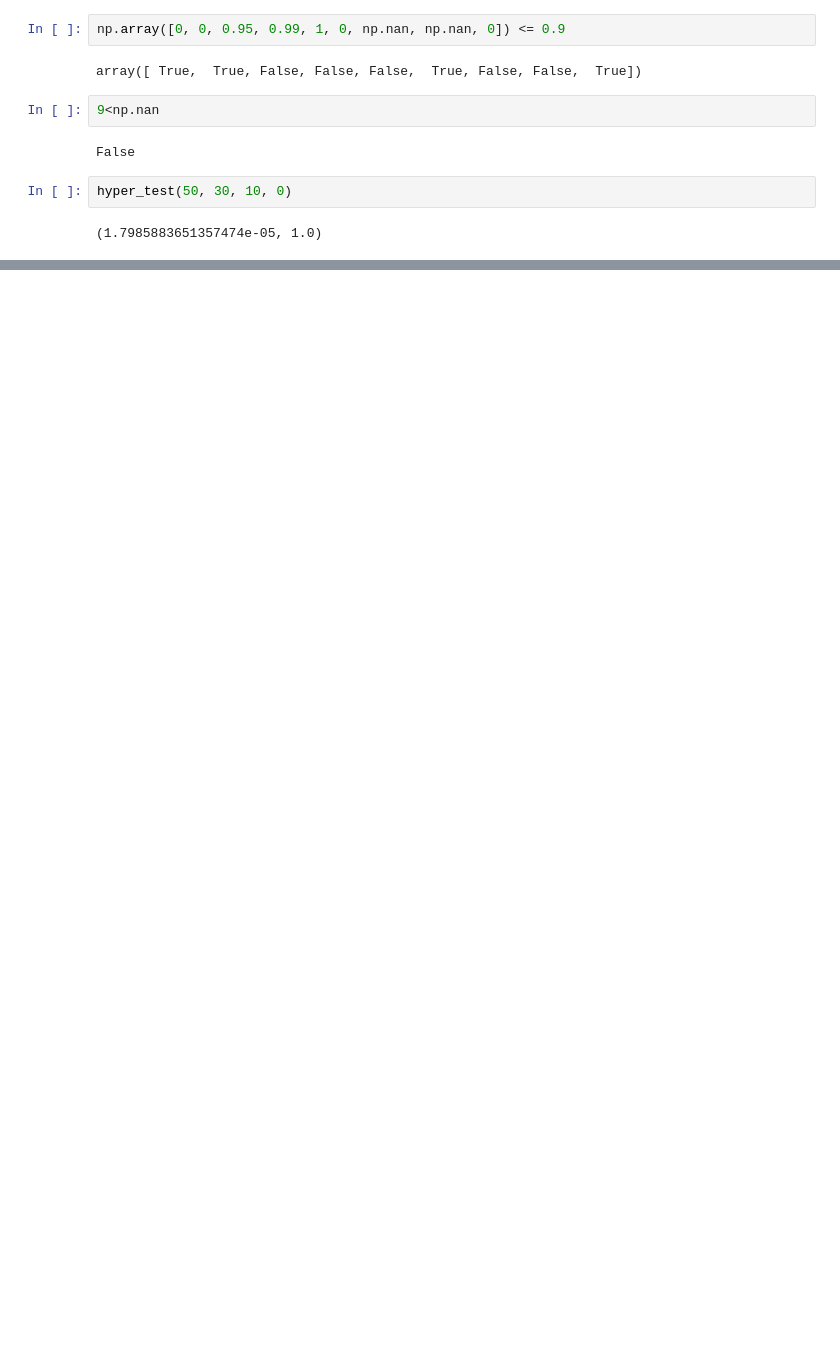
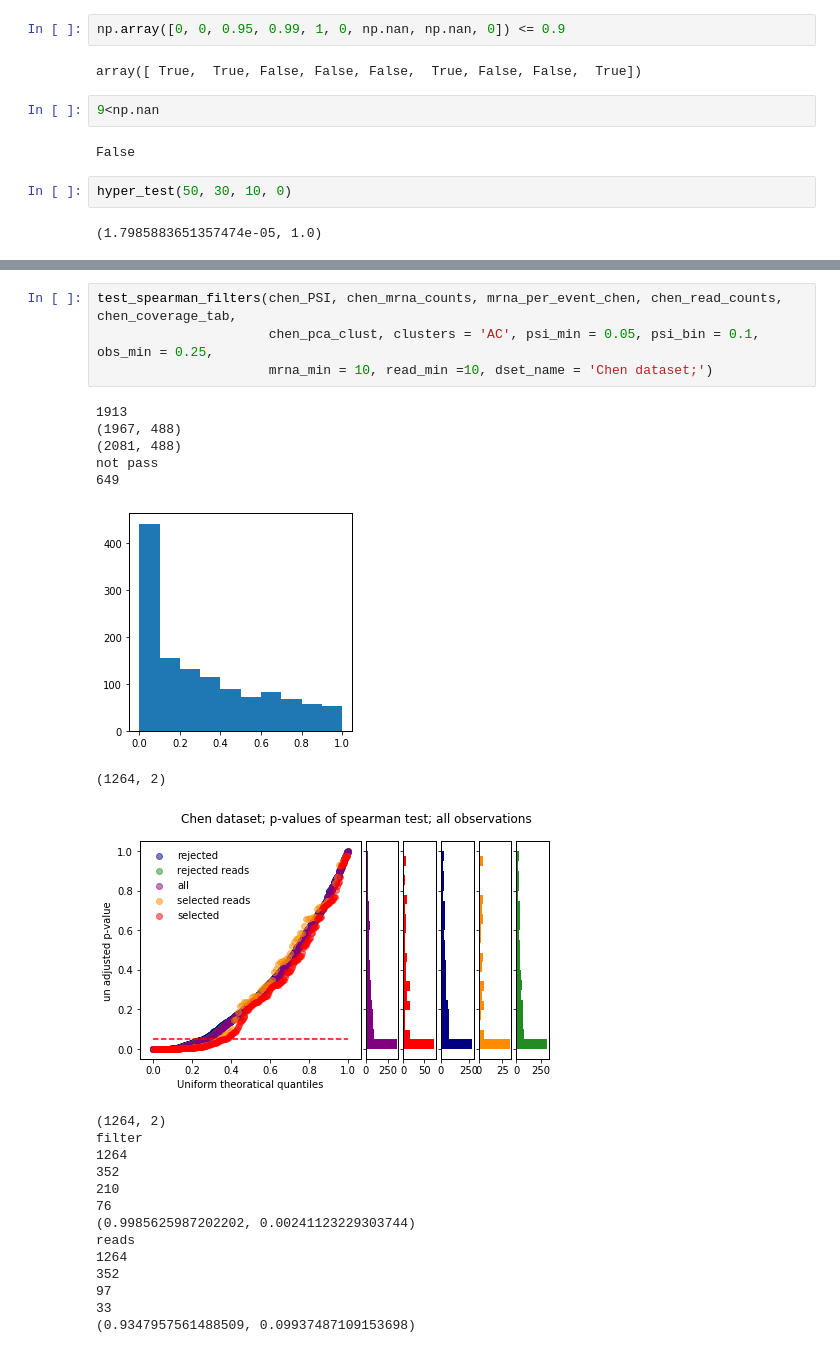
Before and after one commit to lareaulab/sc_binary_splicing, a Jupyter notebook: backup/Untitled2.ipynb, the cells around one changed output, grey strips where cells are left out. Cells and saved outputs as stored; diff of their text form; blank space fills up the shorter version.

Commit message:
added anova and spearman tests

```diff
--- a/backup/Untitled2.ipynb
+++ b/backup/Untitled2.ipynb
@@ -1965,0 +2294,26 @@ hyper_test(50, 30, 10, 0)
+# %%
+test_spearman_filters(chen_PSI, chen_mrna_counts, mrna_per_event_chen, chen_read_counts, chen_coverage_tab,
+                      chen_pca_clust, clusters = 'AC', psi_min = 0.05, psi_bin = 0.1, obs_min = 0.25,
+                      mrna_min = 10, read_min =10, dset_name = 'Chen dataset;')
+# %% [output]
+1913
+(1967, 488)
+(2081, 488)
+not pass
+649
+[figure, added]
+(1264, 2)
+[figure, added]
+(1264, 2)
+filter
+1264
+352
+210
+76
+(0.9985625987202202, 0.00241123229303744)
+reads
+1264
+352
+97
+33
+(0.9347957561488509, 0.09937487109153698)
```
Also changed, not shown: parts of 46 cells of this notebook, 3 other files.
